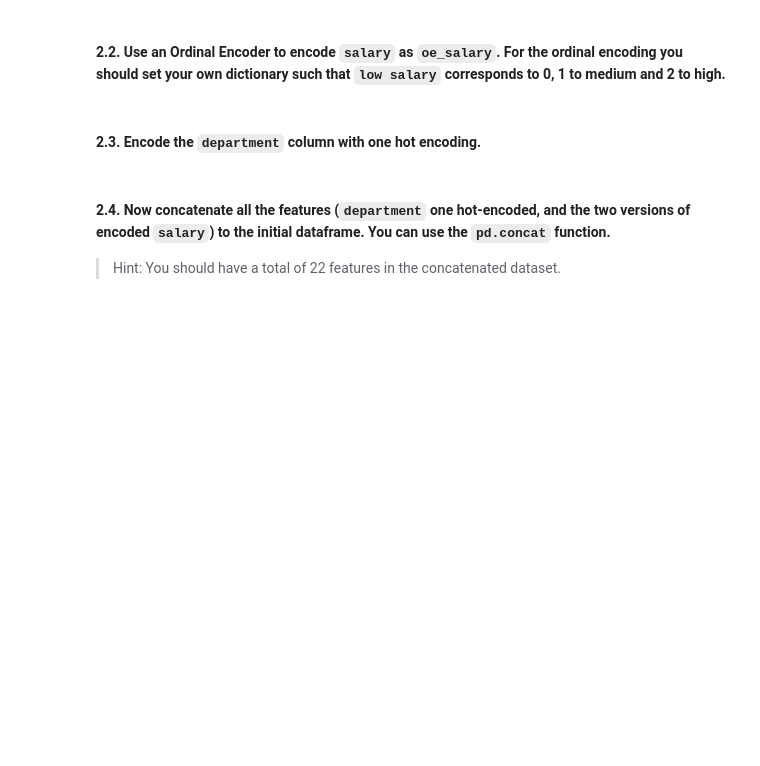
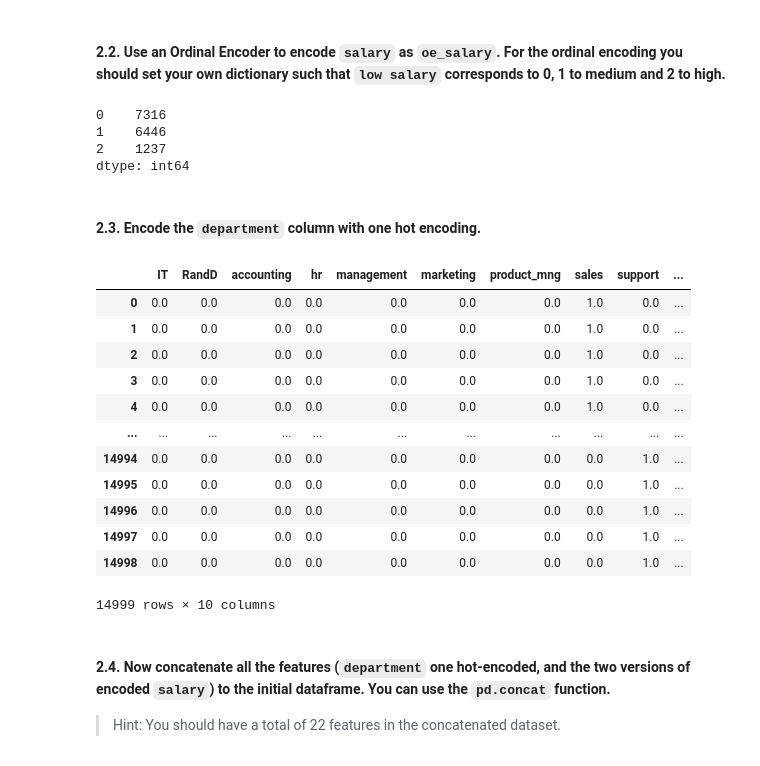
Before and after one commit to KsibiI/DM-ML---Assignment-1, a Jupyter notebook: Copie_de_Assignment2.ipynb, the cells around one changed output. Drawn from its saved outputs; the diff is of its cells as text; code cells hidden in the pictures; blank space fills up the shorter version.

```diff
--- a/Copie_de_Assignment2.ipynb
+++ b/Copie_de_Assignment2.ipynb
@@ -97,2 +133,15 @@ from sklearn. preprocessing import StandardScaler
+# %%
+# your code here
+oe=OrdinalEncoder()
+oe.set_params(categories= [['low', 'medium', 'high']])
+oe_salary= oe.fit_transform(df[['salary']])
+
+oe_salary = pd.DataFrame(oe_salary).astype('int')
+oe_salary.value_counts()
+# %% [output]
+0    7316
+1    6446
+2    1237
+dtype: int64
 # %% [markdown]
 #### 2.3. Encode the `department` column with one hot encoding.
@@ -101,3 +148,23 @@ from sklearn. preprocessing import StandardScaler
+# %%
+#your code here
+one_hot = OneHotEncoder()
+cat_to_onehot = one_hot.fit_transform(df[["department"]]).toarray()
+cat_to_onehot = pd.DataFrame(cat_to_onehot, columns=one_hot.categories_)
+cat_to_onehot
+# %% [output]
+|  | IT | RandD | accounting | hr | management | marketing | product_mng | sales | support | ... |
+| 0 | 0.0 | 0.0 | 0.0 | 0.0 | 0.0 | 0.0 | 0.0 | 1.0 | 0.0 | ... |
+| 1 | 0.0 | 0.0 | 0.0 | 0.0 | 0.0 | 0.0 | 0.0 | 1.0 | 0.0 | ... |
+| 2 | 0.0 | 0.0 | 0.0 | 0.0 | 0.0 | 0.0 | 0.0 | 1.0 | 0.0 | ... |
+| 3 | 0.0 | 0.0 | 0.0 | 0.0 | 0.0 | 0.0 | 0.0 | 1.0 | 0.0 | ... |
+| 4 | 0.0 | 0.0 | 0.0 | 0.0 | 0.0 | 0.0 | 0.0 | 1.0 | 0.0 | ... |
+| ... | ... | ... | ... | ... | ... | ... | ... | ... | ... | ... |
+| 14994 | 0.0 | 0.0 | 0.0 | 0.0 | 0.0 | 0.0 | 0.0 | 0.0 | 1.0 | ... |
+| 14995 | 0.0 | 0.0 | 0.0 | 0.0 | 0.0 | 0.0 | 0.0 | 0.0 | 1.0 | ... |
+| 14996 | 0.0 | 0.0 | 0.0 | 0.0 | 0.0 | 0.0 | 0.0 | 0.0 | 1.0 | ... |
+| 14997 | 0.0 | 0.0 | 0.0 | 0.0 | 0.0 | 0.0 | 0.0 | 0.0 | 1.0 | ... |
+| 14998 | 0.0 | 0.0 | 0.0 | 0.0 | 0.0 | 0.0 | 0.0 | 0.0 | 1.0 | ... |
+14999 rows × 10 columns
 # %% [markdown]
 #### 2.4. Now concatenate all the features (`department` one hot-encoded, and the two versions of encoded `salary`) to the initial dataframe. You can use the `pd.concat` function.
 > Hint: You should have a total of 22 features in the concatenated dataset.
```
Also changed, not shown: parts of 11 cells of this notebook.
